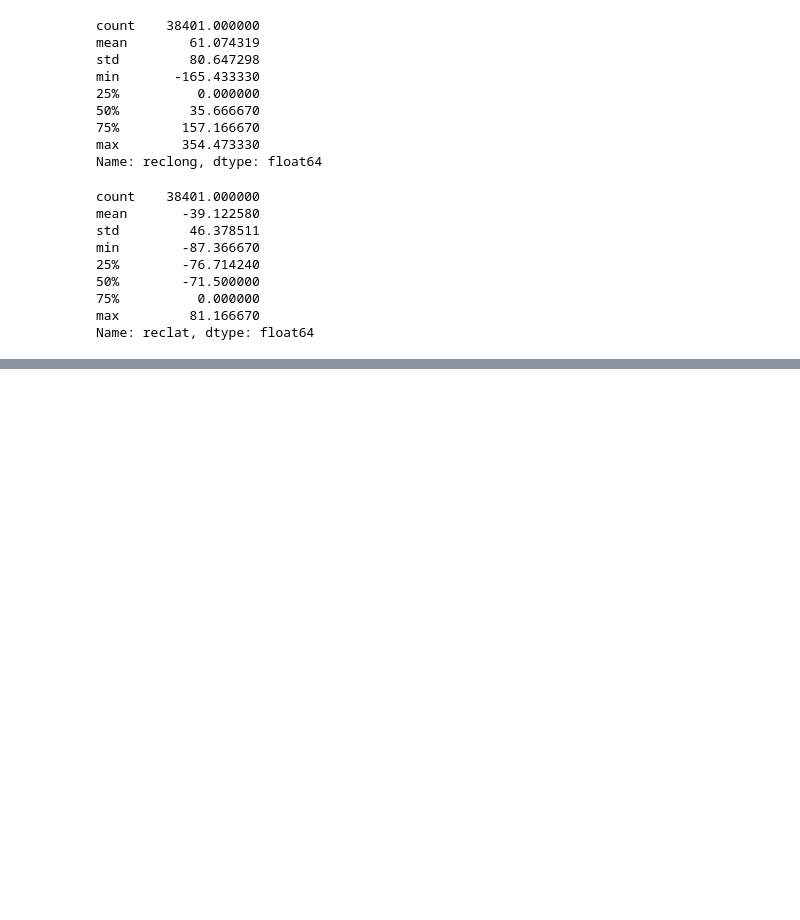
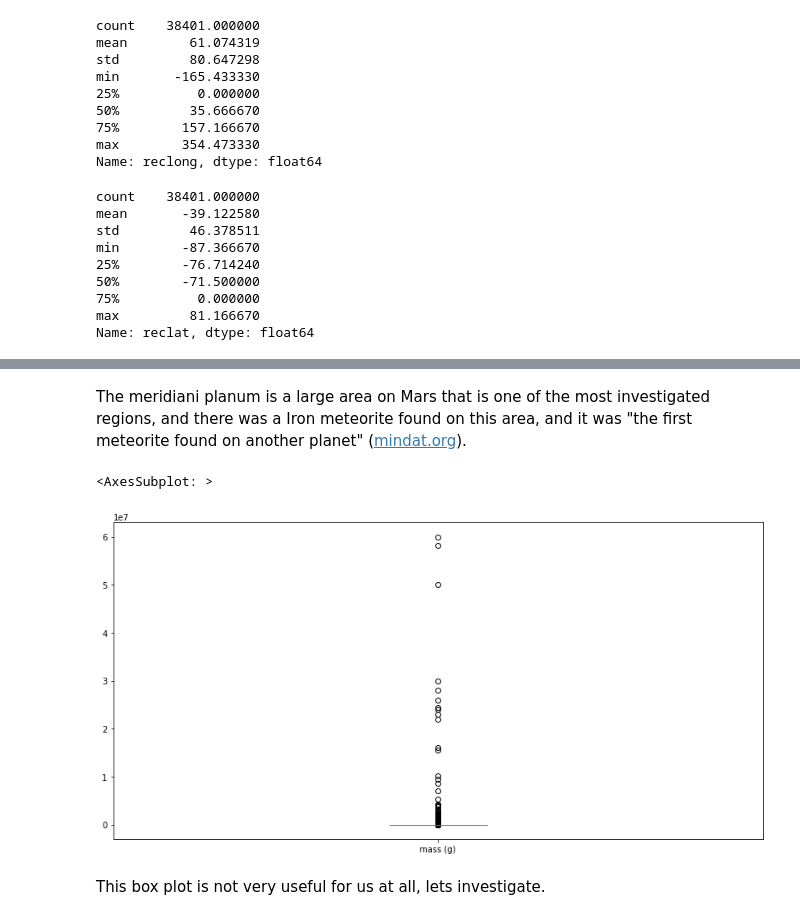
Before and after one commit to c-blomquist/Nasa-Meteorite-Landings-Data-Exploration, a Jupyter notebook: Meteorite_Landings.ipynb, the cells around one changed output, grey strips where cells are left out. Saved outputs shown, nothing was run; the diff lists cells and outputs as text; code cells hidden in the pictures; blank space fills up the shorter version.

```diff
--- a/Meteorite_Landings.ipynb
+++ b/Meteorite_Landings.ipynb
@@ -170,3 +171,12 @@ lat_long_df[lat_long_df['reclong'] == lat_long_df['reclong'].max()]
 |  | name | nametype | recclass | mass (g) | fall | year | reclat | reclong | GeoLocation |
 | id |  |  |  |  |  |  |  |  |  |
 | 32789 | Meridiani Planum | Valid | Iron, IAB complex | NaN | Found | 2005.0 | -1.94617 | 354.47333 | (-1.94617, 354.47333) |
+# %% [markdown]
+The meridiani planum is a large area on Mars that is one of the most investigated regions, and there was a Iron meteorite found on this area, and it was "the first meteorite found on another planet" ([mindat.org](https://www.mindat.org/loc-232105.html)).
+# %%
+df['mass (g)'].plot(kind='box', figsize=(14,7))
+# %% [output]
+<AxesSubplot: >
+[figure, added]
+# %% [markdown]
+This box plot is not very useful for us at all, lets investigate.
```
Also changed, not shown: parts of 7 cells of this notebook.
